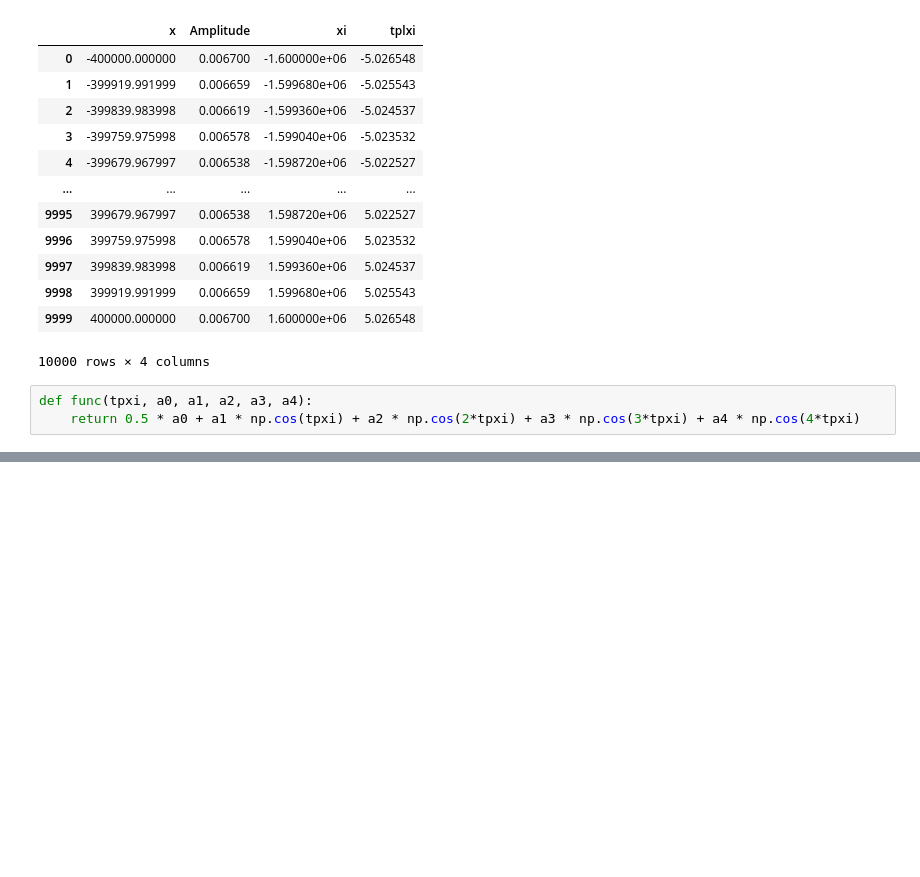
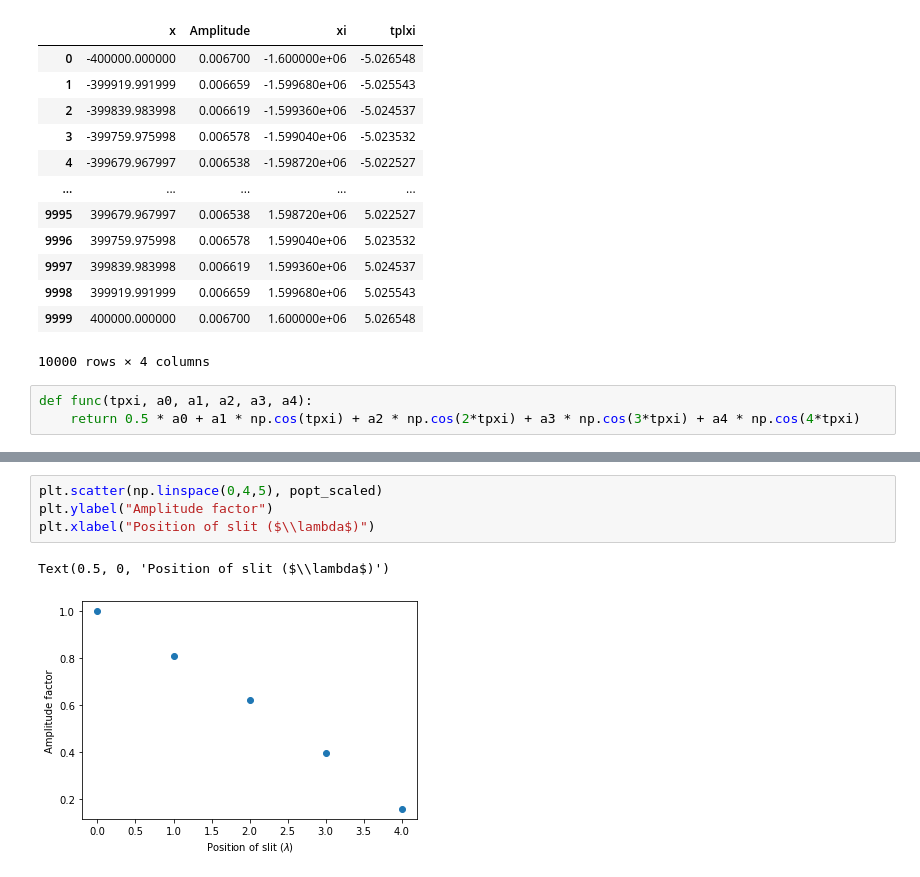
Before and after one commit to DanDan0101/opho-2021, a Jupyter notebook: E1-3.2.fit.ipynb, the cells around one changed output, grey strips where cells are left out. Drawn from its saved outputs; the diff is of its cells as text; blank space fills up the shorter version.

```diff
--- a/E1-3.2.fit.ipynb
+++ b/E1-3.2.fit.ipynb
@@ -90,3 +86,10 @@ plt.yticks(np.linspace(0,1,6))
+# %%
+plt.scatter(np.linspace(0,4,5), popt_scaled)
+plt.ylabel("Amplitude factor")
+plt.xlabel("Position of slit ($\\lambda$)")
+# %% [output]
+Text(0.5, 0, 'Position of slit ($\\lambda$)')
+[figure, added]
 # %%
 data = pd.read_csv("E1-3.2.csv")
 experiment = pd.read_csv("data.csv")
```
Also changed, not shown: parts of 5 cells of this notebook, 2 other files.
